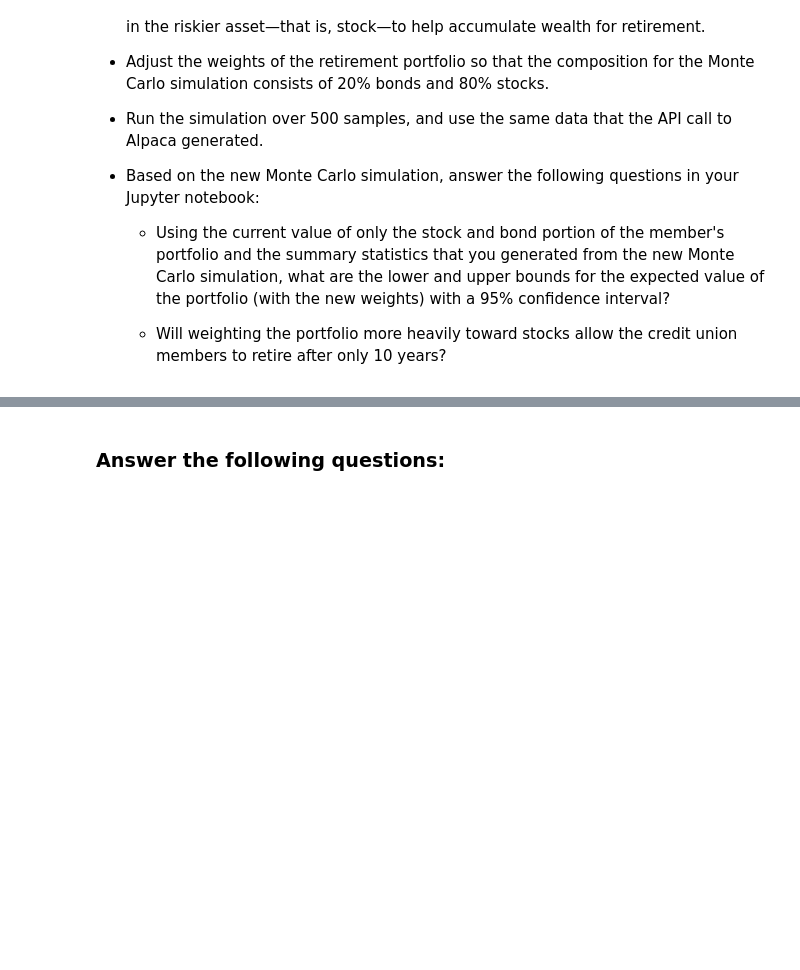
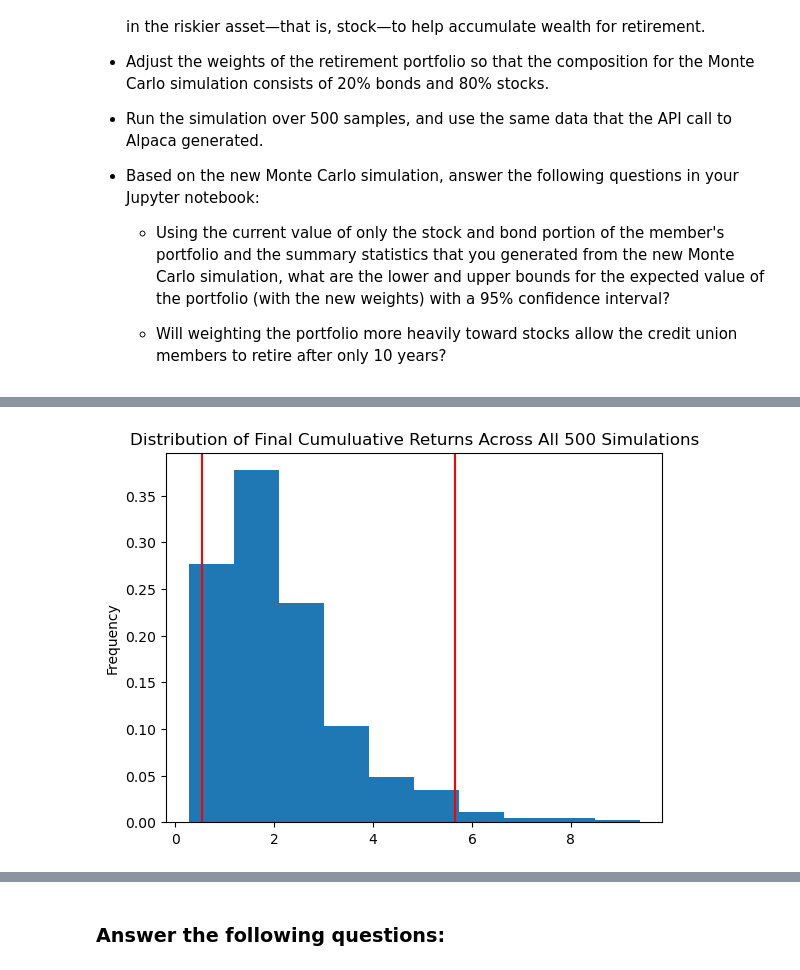
Before and after one commit to jeffreycrabill/challenge5, a Jupyter notebook: financial_planning_tools.ipynb, the cells around one changed output, grey strips where cells are left out. Saved outputs shown, nothing was run; the diff lists cells and outputs as text; code cells hidden in the pictures; blank space fills up the shorter version.

```diff
--- a/financial_planning_tools.ipynb
+++ b/financial_planning_tools.ipynb
@@ -629,7 +677,9 @@ For this new Monte Carlo simulation, do the following:
 # %%
 # Visualize the probability distribution of the 10-year Monte Carlo simulation
 # by plotting a histogram
-# YOUR CODE HERE
+heavy_stock_distrubtion = MC_heavy_stock.plot_distribution()
+# %% [output]
+[figure, added]
 # %%
 # Generate summary statistics from the 10-year Monte Carlo simulation results
 # Save the results as a variable
```
Also changed, not shown: parts of 8 cells of this notebook, 1 other file.
